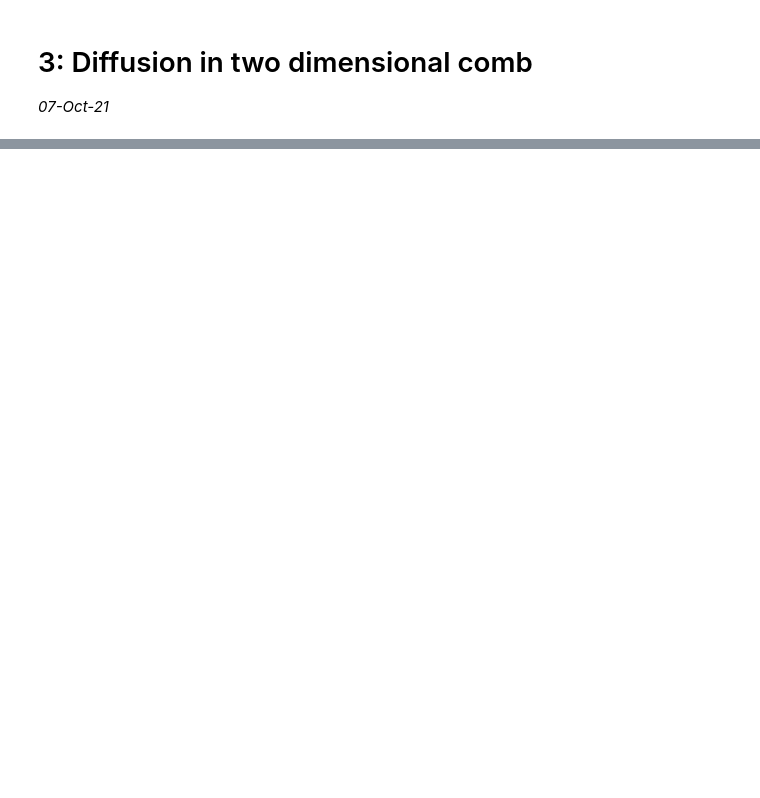
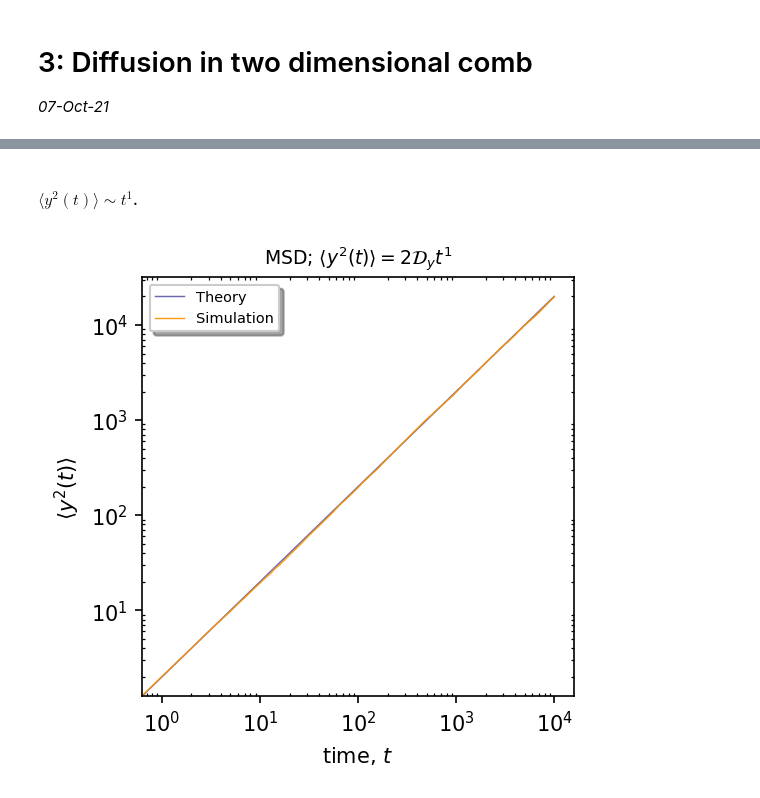
Before and after one commit to zelenelez/brownian_motion_simulations, a Jupyter notebook: _build/jupyter_execute/02/2_d-comb.ipynb, the cells around one changed output, grey strips where cells are left out. Saved outputs shown, nothing was run; the diff lists cells and outputs as text; code cells hidden in the pictures; blank space fills up the shorter version.

```diff
--- a/_build/jupyter_execute/02/2_d-comb.ipynb
+++ b/_build/jupyter_execute/02/2_d-comb.ipynb
@@ -91,0 +453,32 @@ plt.show()
+# %% [markdown]
+#### $\langle y^2(t)\rangle \sim t^1$.
+# %%
+# Theoretical vs. Ensemble
+figure, (ax) = plt.subplots(1, 1, figsize=(4, 4), dpi=150)
+
+ax.xaxis.set_minor_locator(AutoMinorLocator())
+ax.yaxis.set_minor_locator(AutoMinorLocator())
+
+x = np.arange(0, tt)
+x0 = 0   # mean from PDF
+
+ax.plot(x, (lambda x: 2*Dy*x**1)(x), linewidth=0.7, alpha=0.7, label=r"Theory", color="#2C2891")
+ax.plot(x, msd_y, '#FB9300',  markersize=1, linewidth=0.7, alpha=0.9, label=r"Simulation", markevery=30)
+
+# Add legend if comparing values
+plt.legend(loc='upper left',
+           fancybox=True,
+           shadow=True,
+           fontsize='x-small')
+
+ax.set_yscale('log')
+ax.set_xscale('log')
+
+plt.ylabel(r"$\langle y^2(t) \rangle$")
+plt.xlabel(r"time, $t$")
+plt.title(r"MSD; $\langle y^2(t)\rangle=2\mathcal{D}_yt^{1}$", fontsize=9)
+plt.tight_layout(pad=1.9)
+ax.tick_params(direction="in", which='minor', length=1.5, top=True, right=True)
+plt.show()
+# %% [output]
+[figure, added]
```
Also changed, not shown: parts of 28 cells of this notebook, 32 other files.
